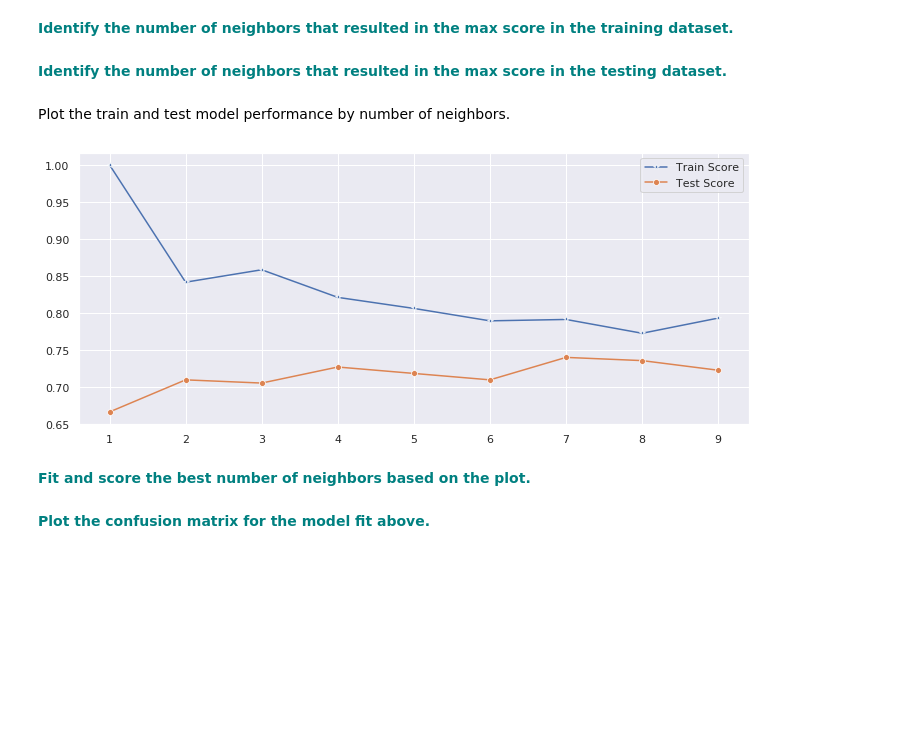
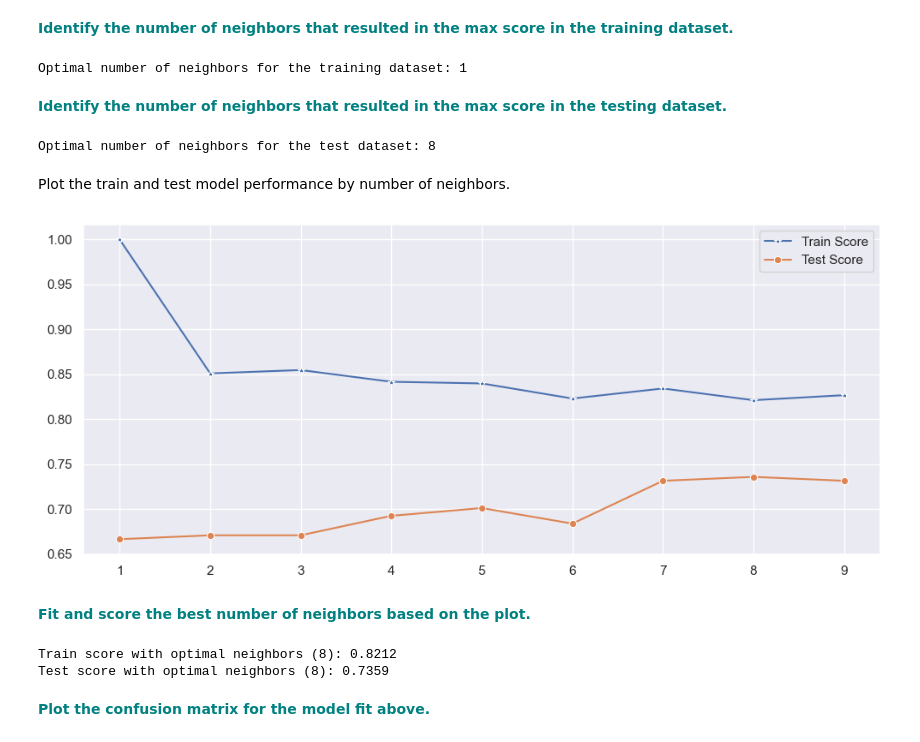
Before and after one commit to dennisvdang/Springboard-Portfolio, a Jupyter notebook: Case Studies/Grid Search KNN Case Study/GridSearchKNN_Case_Study.ipynb, the cells around one changed output. Cells and saved outputs as stored; diff of their text form; code cells hidden in the pictures; blank space fills up the shorter version.

```diff
--- a/Case Studies/Grid Search KNN Case Study/GridSearchKNN_Case_Study.ipynb
+++ b/Case Studies/Grid Search KNN Case Study/GridSearchKNN_Case_Study.ipynb
@@ -112,7 +116,7 @@ X = diabetes_data.drop(['Outcome'], axis=1)
 # %% [markdown]
 **<font color='teal'> Create a 70/30 train and test split. </font>**
 # %%
-train_X, test_X, train_y, test_y = train_test_split(X, y, test_size=0.3, random_state=random_seed_number)
+X_train, X_test, y_train, y_test = train_test_split(X, y, test_size=0.3, random_state=random_seed_number)
 # %% [markdown]
 **<font color='teal'> Using Sklearn, standarize the magnitude of the features by scaling the values. </font>**
 # %% [markdown]
@@ -122,10 +126,10 @@ Note: Don't forget to fit() your scaler on X_train and then use that fitted scal
 scaler = StandardScaler()
 
 # Fit the scaler on the training data
-train_X_scaled = scaler.fit_transform(train_X)
+X_train = scaler.fit_transform(X_train)
 
 # Transform the test data with the same scaler
-test_X_scaled = scaler.transform(test_X)
+X_test = scaler.transform(X_test)
 # %% [markdown]
 #### Using a range of neighbor values of 1-10, apply the KNearestNeighbor classifier to classify the the data.
 # %%
@@ -147,17 +159,47 @@ for i in range(1,10):
 # %% [markdown]
 **<font color='teal'> Identify the number of neighbors that resulted in the max score in the training dataset. </font>**
+# %%
+max_train_score = max(train_scores)
+optimal_neighbors_train = train_scores.index(max_train_score) + 1
+print(f"Optimal number of neighbors for the training dataset: {optimal_neighbors_train}")
+# %% [output]
+Optimal number of neighbors for the training dataset: 1
 # %% [markdown]
 **<font color='teal'> Identify the number of neighbors that resulted in the max score in the testing dataset. </font>**
+# %%
+max_test_score = max(test_scores)
+optimal_neighbors_test = test_scores.index(max_test_score) + 1
+print(f"Optimal number of neighbors for the test dataset: {optimal_neighbors_test}")
+# %% [output]
+Optimal number of neighbors for the test dataset: 8
 # %% [markdown]
 Plot the train and test model performance by number of neighbors.
 # %%
 plt.figure(figsize=(12,5))
-p = sns.lineplot(range(1,10),train_scores,marker='*',label='Train Score')
-p = sns.lineplot(range(1,10),test_scores,marker='o',label='Test Score')
+p = sns.lineplot(x=range(1,10), y=train_scores, marker='*', label='Train Score')
+p = sns.lineplot(x=range(1,10), y=test_scores, marker='o', label='Test Score')
 # %% [output]
-[figure, old version]
+[figure, new version]
 # %% [markdown]
 **<font color='teal'> Fit and score the best number of neighbors based on the plot. </font>**
+# %%
+# Initialize the KNeighborsClassifier with the optimal number of neighbors
+knn = KNeighborsClassifier(n_neighbors=8)
+
+# Fit the model on the training data
+knn.fit(X_train, y_train)
+
+# Score the model on the training data
+train_score_optimal = knn.score(X_train, y_train)
+
+# Score the model on the test data
+test_score_optimal = knn.score(X_test, y_test)
+
+print(f"Train score with optimal neighbors ({optimal_neighbors_test}): {train_score_optimal:.4f}")
+print(f"Test score with optimal neighbors ({optimal_neighbors_test}): {test_score_optimal:.4f}")
+# %% [output]
+Train score with optimal neighbors (8): 0.8212
+Test score with optimal neighbors (8): 0.7359
 # %%
 from sklearn.metrics import confusion_matrix
 y_pred = knn.predict(X_test)
```
Also changed, not shown: parts of 7 cells of this notebook.
